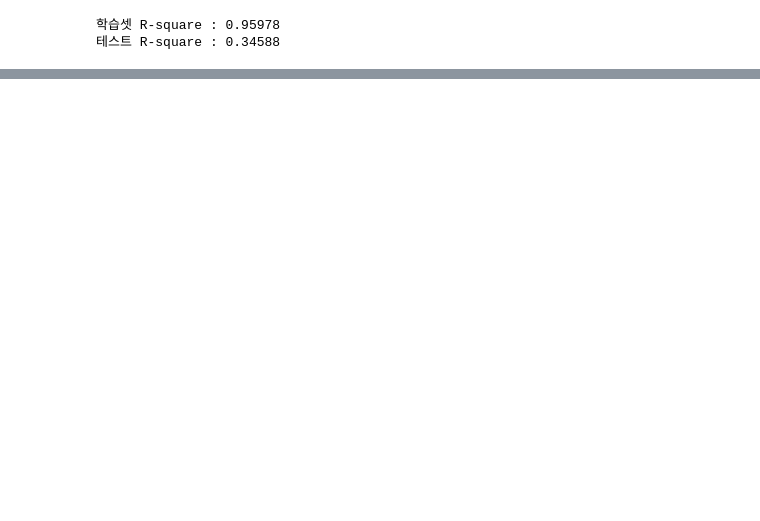
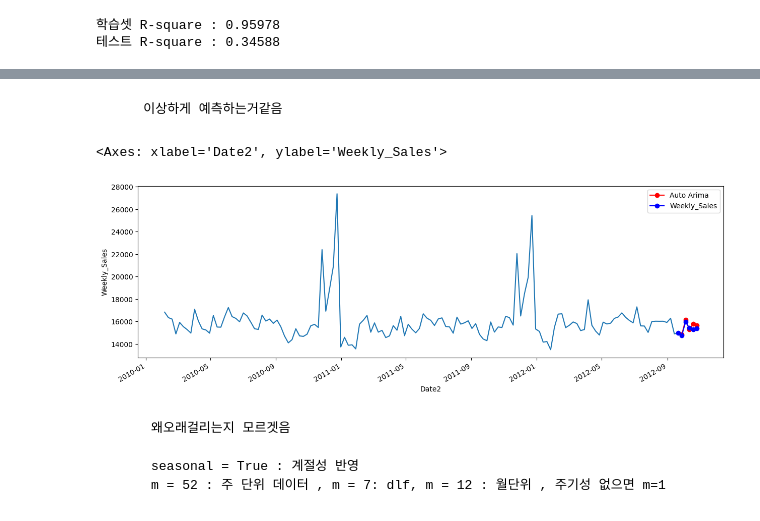
Before and after one commit to hamin971231/Mega_Data_Analysis, a Jupyter notebook: # 연습/스터디/스터디(8)_시계열분석.ipynb, the cells around one changed output, grey strips where cells are left out. Drawn from its saved outputs; the diff is of its cells as text; code cells hidden in the pictures; blank space fills up the shorter version.

```diff
--- a/# 연습/스터디/스터디(8)_시계열분석.ipynb
+++ b/# 연습/스터디/스터디(8)_시계열분석.ipynb
@@ -388,0 +437,24 @@ strong multicollinearity or other numerical problems.
+# %% [markdown]
+        이상하게 예측하는거같음
+# %%
+# Auto-ARIMA 모델 예측값 시각화
+auto_arima_model = pm.auto_arima(train,seasonal=True,m=52)
+
+# 모델예측
+pred2 = auto_arima_model.predict(5)
+pred2 = pd.Series(pred2,index = test.index)
+pred2 = pred2.rename('Auto Arima')
+
+# 예측값 시각화
+fig,ax = plt.subplots(figsize = (15,5))
+graph = sns.lineplot(x='Date2',y='Weekly_Sales',data=train)
+pred2.plot(ax=ax,color='red',marker='o',legend=True)
+test.plot(ax=ax,color='blue',marker='o',legend=True)
+# %% [output]
+<Axes: xlabel='Date2', ylabel='Weekly_Sales'>
+[figure, added]
+# %% [markdown]
+         왜오래걸리는지 모르겟음
+
+         seasonal = True : 계절성 반영
+         m = 52 : 주 단위 데이터 , m = 7: dlf, m = 12 : 월단위 , 주기성 없으면 m=1
```
Also changed, not shown: parts of 8 cells of this notebook, 24 other files.
